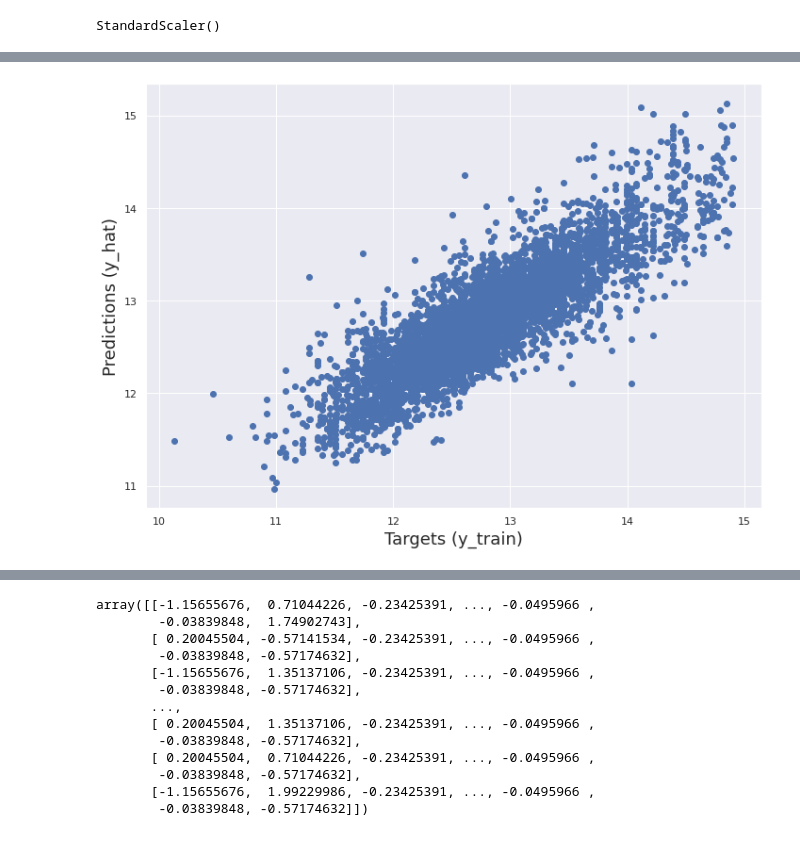
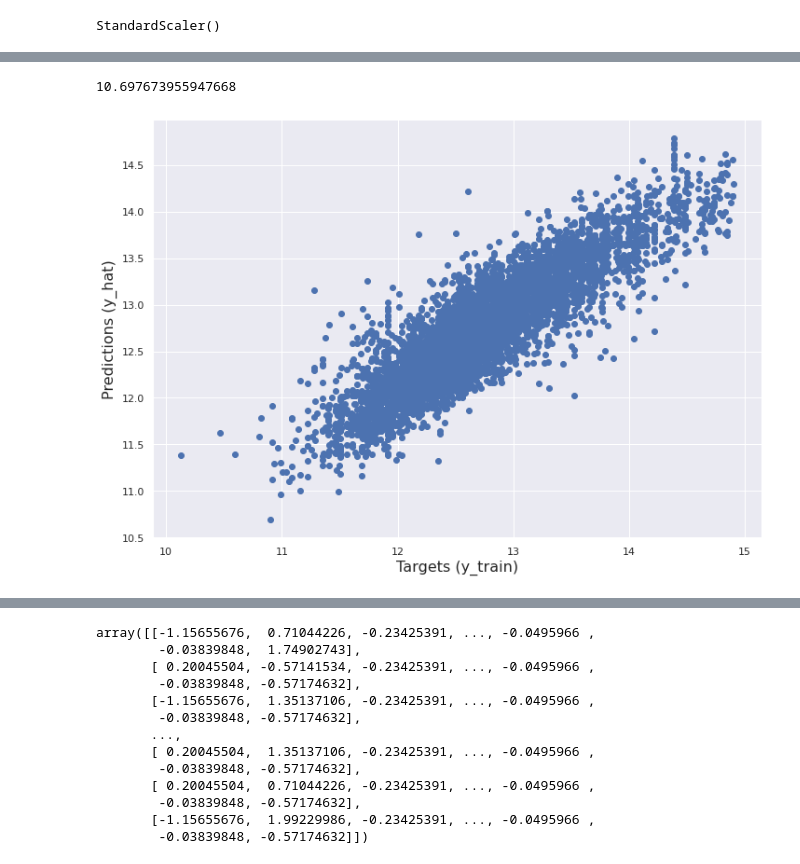
Before and after one commit to dilsadozbrk/immo_eliza_regression, a Jupyter notebook: regression.ipynb, the cells around one changed output, grey strips where cells are left out. Cells and saved outputs as stored; diff of their text form; code cells hidden in the pictures.

```diff
--- a/regression.ipynb
+++ b/regression.ipynb
@@ -214,5 +291,7 @@ vif
 # %%
-data_no_multicollinearity = data_cleaned.drop(['Number of frontages', 'Building condition'],axis=1)
+data_no_multicollinearity = data_cleaned.drop(
+    ["Number of frontages", "Building condition"], axis=1
+)
 data_no_multicollinearity
 # %% [output]
 |  | Immoweb ID | Property type | property sub-type | Post code | Kitchen type | Bedrooms | Furnished | ... |
@@ -271,10 +360,14 @@ Total no of Poste code where data points are less than 10 = 567
 # %%
 pc_stat_less_10 = post_code_stat[post_code_stat <= 10]
 data_post_code = data_no_multicollinearity.copy()
-data_post_code['Post code'] = data_no_multicollinearity['Post code'].apply(lambda x: 'other' if x in pc_stat_less_10 else x )
-len(data_post_code['Post code'].unique())
+data_post_code["Post code"] = data_no_multicollinearity["Post code"].apply(
+    lambda x: "other" if x in pc_stat_less_10 else x
+)
+len(data_post_code["Post code"].unique())
 # %% [output]
 168
 # %%
-data_no_pro_type = data_post_code.drop(columns=['Immoweb ID', 'Property type', 'price/m2'])
+data_no_pro_type = data_post_code.drop(
+    columns=["Immoweb ID", "Property type", "price/m2"]
+)
 # %%
@@ -334,7 +426,9 @@ Shape of y:  (7642,)
 # %%
 from sklearn.model_selection import train_test_split
 
-X_train, X_test, y_train, y_test = train_test_split(X, y, test_size=0.2, random_state=365)
+X_train, X_test, y_train, y_test = train_test_split(
+    X, y, test_size=0.2, random_state=365
+)
 # %%
 print("Shape of X_train: ", X_train.shape)
 print("Shape of X_test: ", X_test.shape)
@@ -368,13 +463,17 @@ regressor.score(X_train, y_train)
 # %%
 y_hat = regressor.predict(X_train)
+# %%
+print(min(y_hat))
+# %% [output]
+10.697673955947668
 # %%
 # The closer the points to the 45-degree line, the better the prediction
 plt.scatter(y_train, y_hat)
-plt.xlabel('Targets (y_train)',size=18)
-plt.ylabel('Predictions (y_hat)',size=18)
+plt.xlabel("Targets (y_train)", size=16)
+plt.ylabel("Predictions (y_hat)", size=16)
 plt.show()
 # %% [output]
-[figure, old version]
+[figure, new version]
 # %%
 # We can plot the PDF(Probability density function) of the residuals and check for anomalies
 sns.histplot(y_train - y_hat)
```
Also changed, not shown: parts of 52 cells of this notebook, 1 other file.
